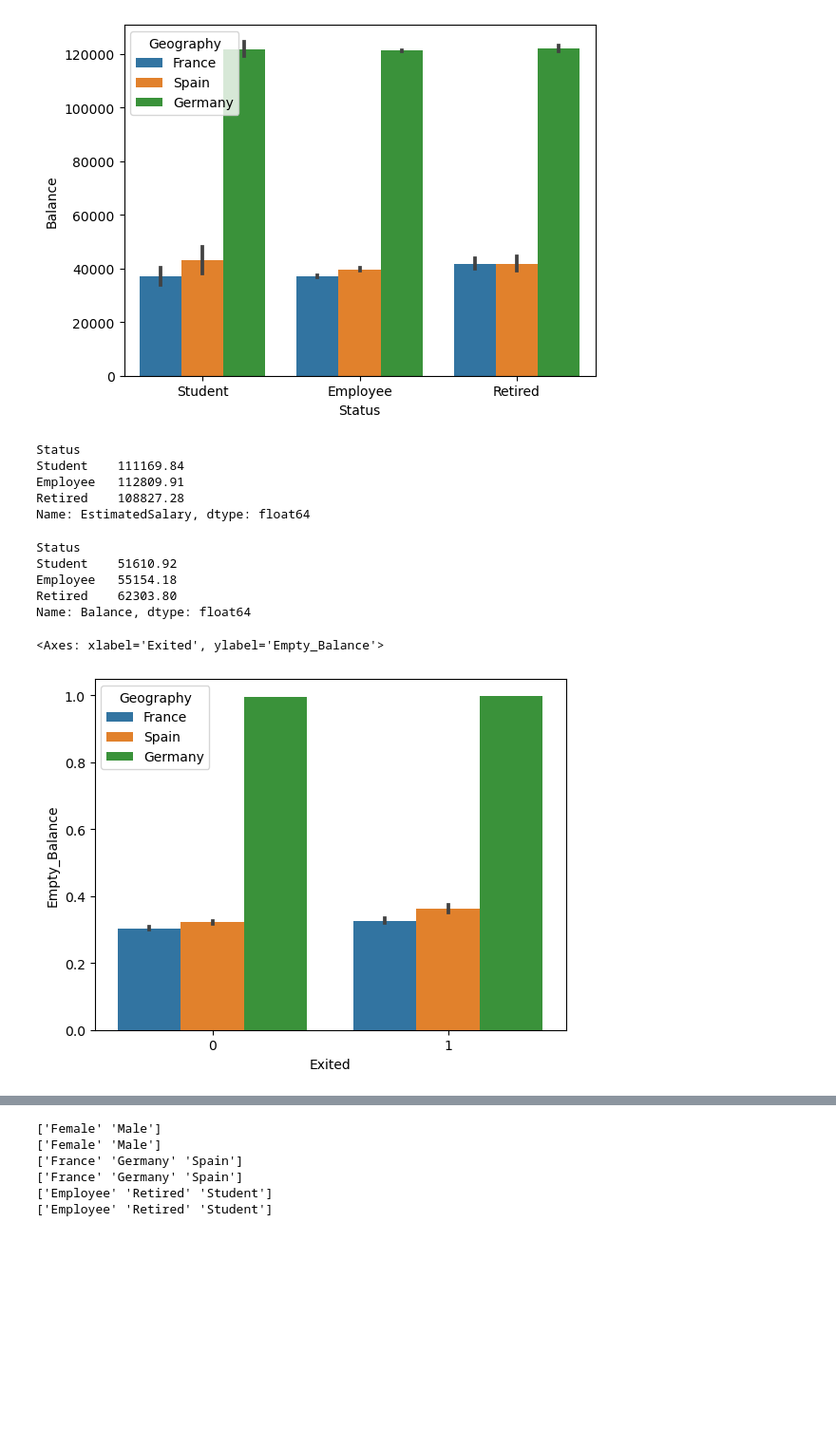
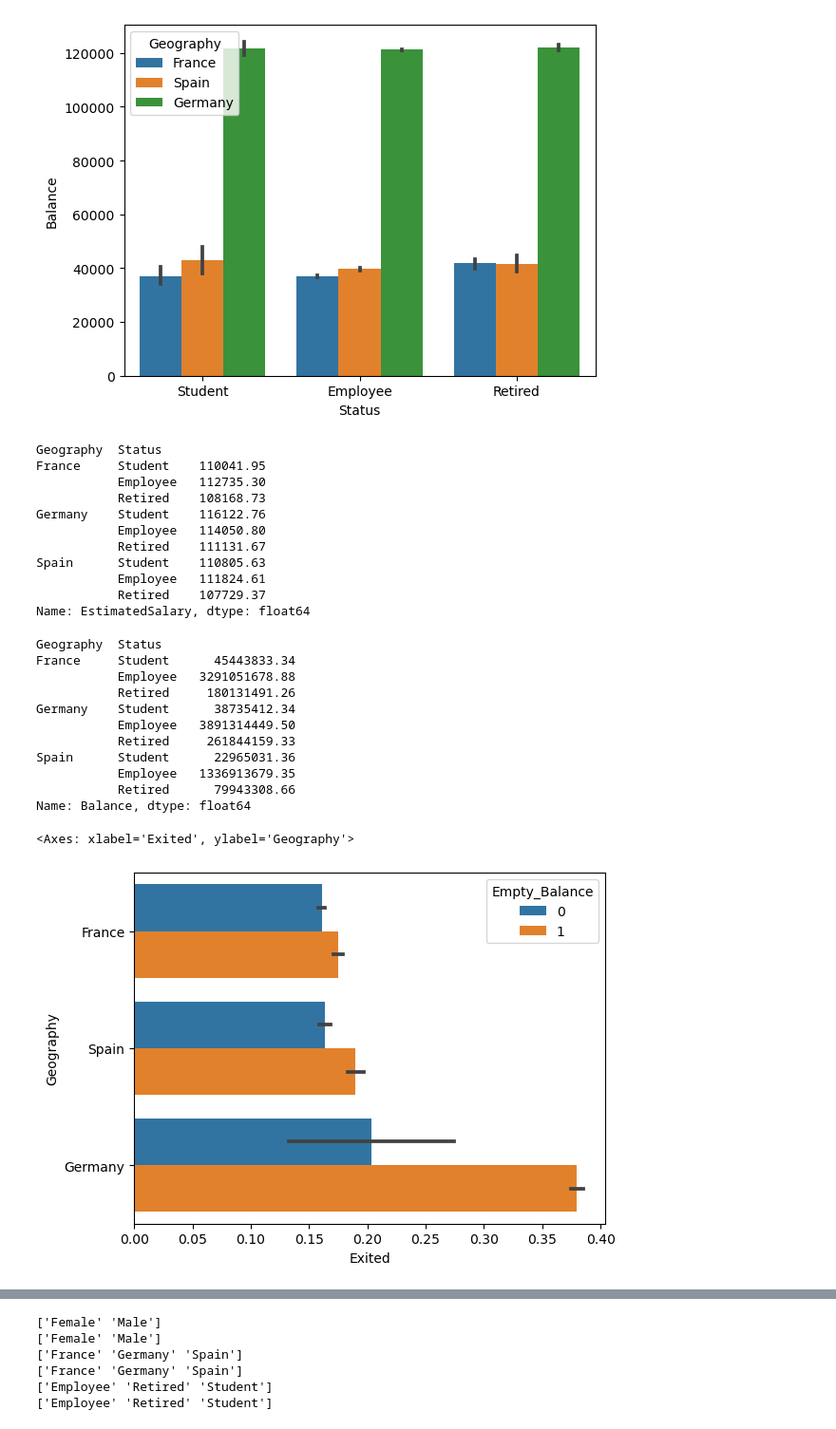
Before and after one commit to betuldemirdag/Ada_Lovelace_Akademi_Bitirme_Projesi, a Jupyter notebook: bank_churn.ipynb, the cells around one changed output, grey strips where cells are left out. Shown at 95% size. Drawn from its saved outputs; the diff is of its cells as text; code cells hidden in the pictures; blank space fills up the shorter version.

```diff
--- a/bank_churn.ipynb
+++ b/bank_churn.ipynb
@@ -171,29 +171,41 @@ sns.barplot(x = "Status",
 <Axes: xlabel='Status', ylabel='Balance'>
 [figure]
 # %%
-data.groupby("Status")["EstimatedSalary"].mean()
+data.groupby(["Geography","Status"])["EstimatedSalary"].mean()
 # %% [output]
-Status
-Student    111169.84
-Employee   112809.91
-Retired    108827.28
+Geography  Status
+France     Student    110041.95
+           Employee   112735.30
+           Retired    108168.73
+Germany    Student    116122.76
+           Employee   114050.80
+           Retired    111131.67
+Spain      Student    110805.63
+           Employee   111824.61
+           Retired    107729.37
 Name: EstimatedSalary, dtype: float64
 # %%
-data.groupby("Status")["Balance"].mean()
+data.groupby(["Geography","Status"])["Balance"].sum()
 # %% [output]
-Status
-Student    51610.92
-Employee   55154.18
-Retired    62303.80
+Geography  Status
+France     Student      45443833.34
+           Employee   3291051678.88
+           Retired     180131491.26
+Germany    Student      38735412.34
+           Employee   3891314449.50
+           Retired     261844159.33
+Spain      Student      22965031.36
+           Employee   1336913679.35
+           Retired      79943308.66
 Name: Balance, dtype: float64
 # %%
 data["Empty_Balance"] = np.where(data["Balance"] == 0.00, 0, 1)
 test["Empty_Balance"] = np.where(test["Balance"] == 0.00, 0, 1)
 # %%
 sns.barplot(x = "Exited",
-            y = "Empty_Balance",
-            hue = "Geography" ,
+            y = "Geography",
+            hue = "Empty_Balance",
             data = data)
 # %% [output]
-<Axes: xlabel='Exited', ylabel='Empty_Balance'>
+<Axes: xlabel='Exited', ylabel='Geography'>
-[figure, old version]
+[figure, new version]
```
Also changed, not shown: parts of 40 cells of this notebook, 2 other files.
